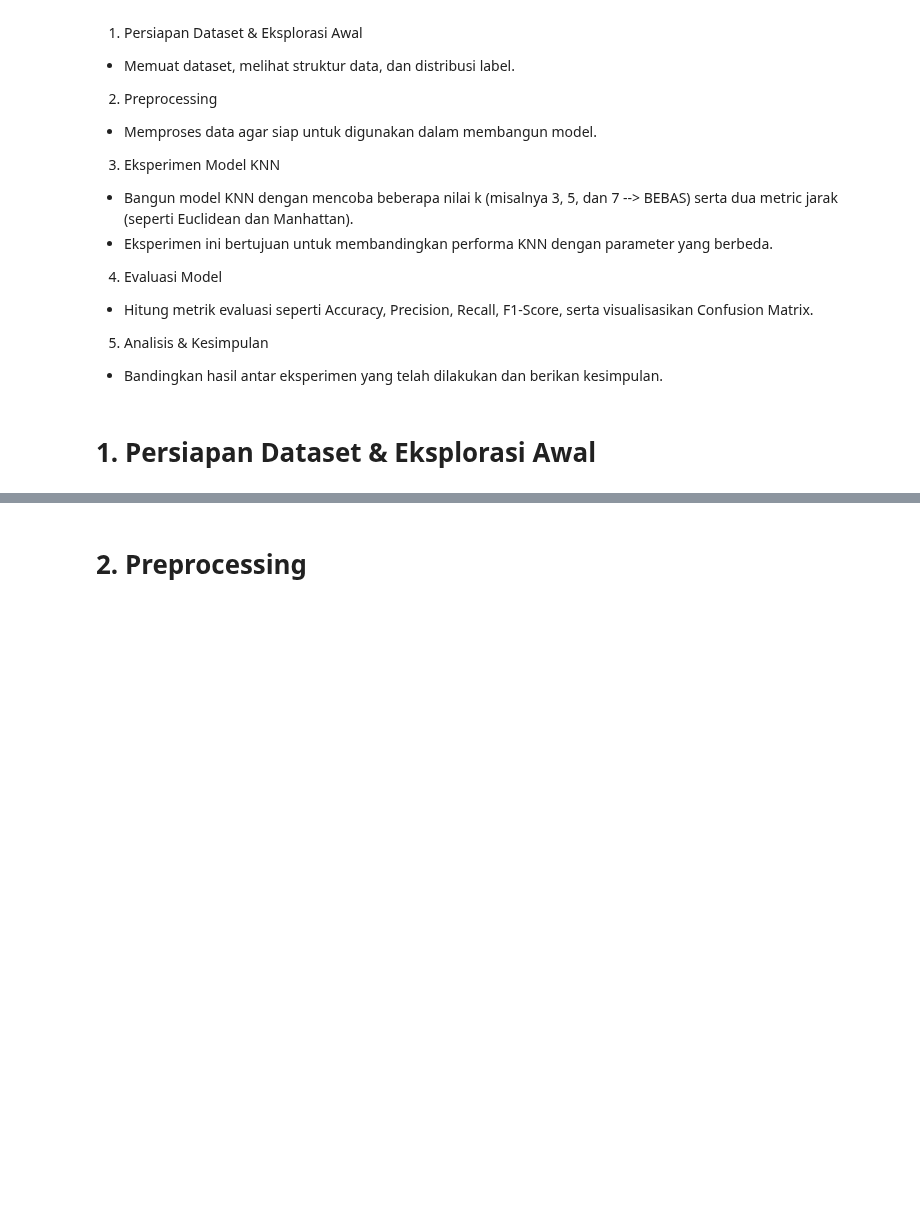
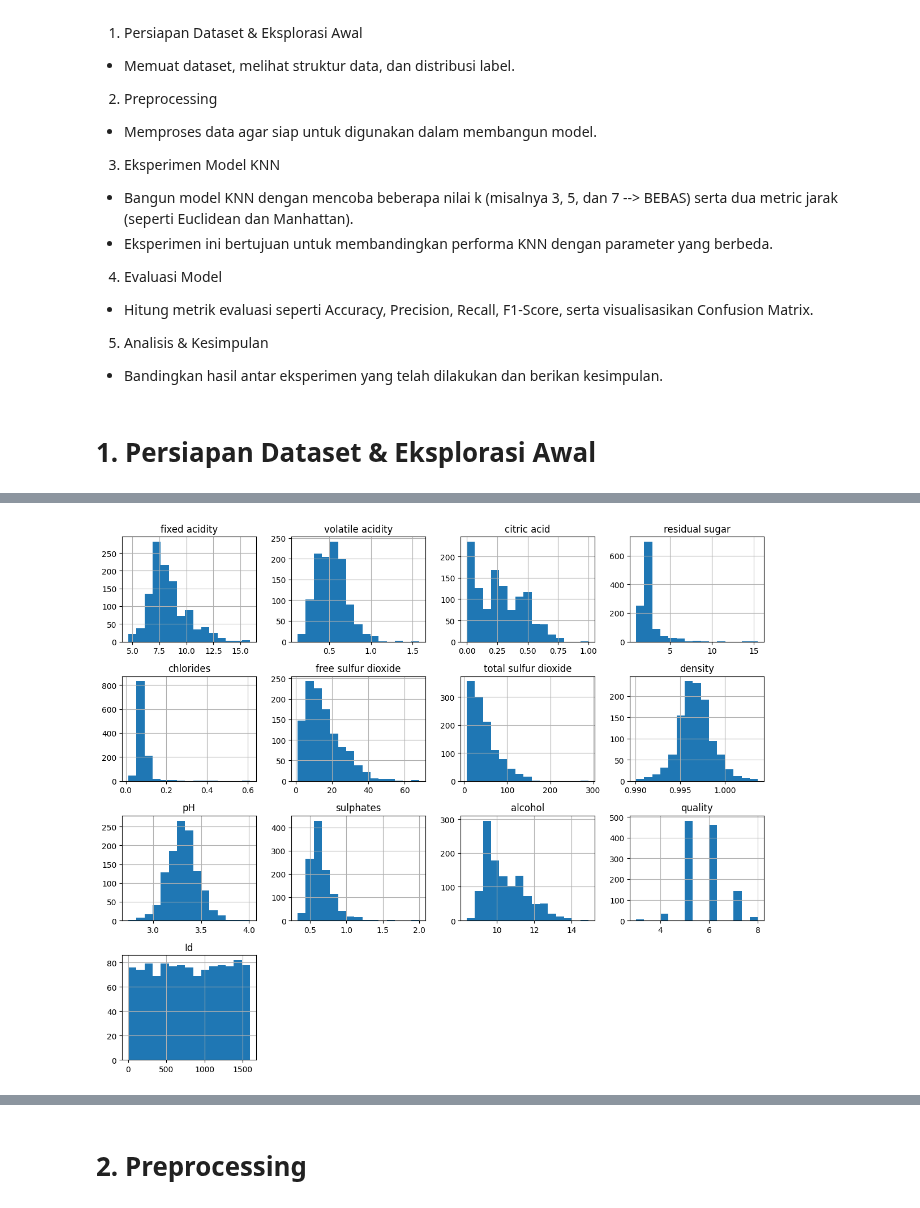
Before and after one commit to Bima-031/Modul-ML-Praktikum, a Jupyter notebook: 1. Tugas_KNN/1_KNN_5054251031.ipynb, the cells around one changed output, grey strips where cells are left out. Cells and saved outputs as stored; diff of their text form; code cells hidden in the pictures; blank space fills up the shorter version.

```diff
--- a/1. Tugas_KNN/1_KNN_5054251031.ipynb
+++ b/1. Tugas_KNN/1_KNN_5054251031.ipynb
@@ -57,0 +117,6 @@ data.describe()
+# %%
+data.hist(figsize=(12, 10), bins=15)
+plt.tight_layout()
+plt.show()
+# %% [output]
+[figure, added]
```
Also changed, not shown: parts of 28 cells of this notebook.
